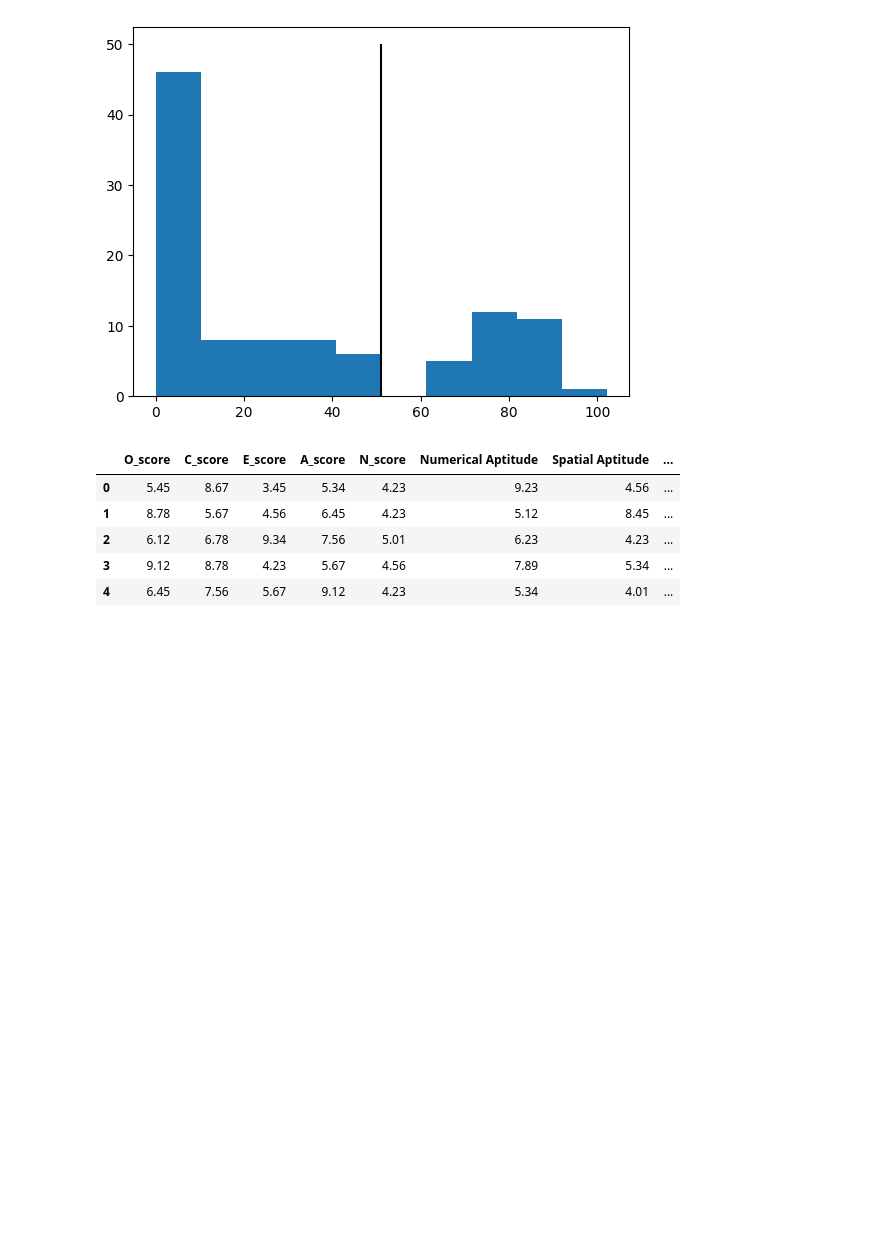
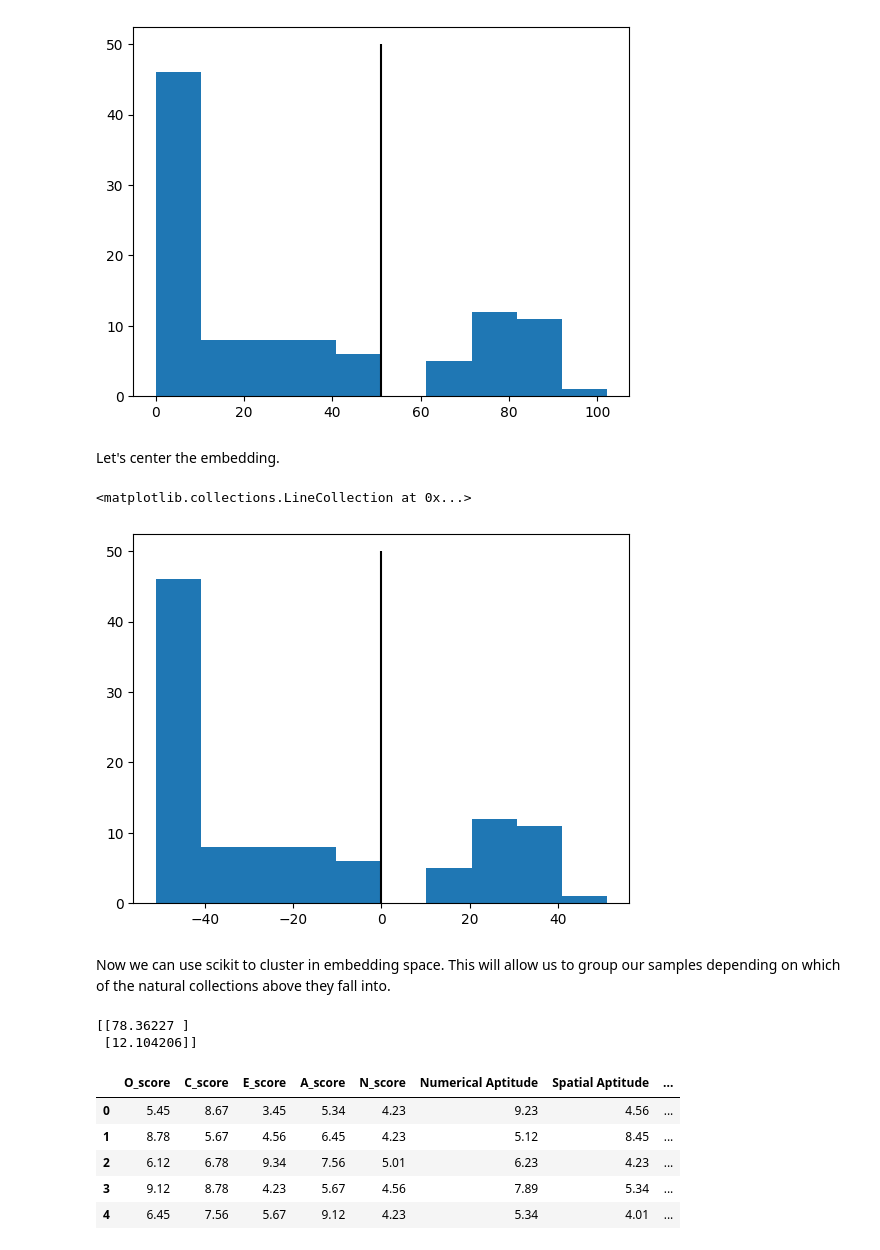
Before and after one commit to ruc-data-viz/2024-spring-class-10, a Jupyter notebook: notebooks/notebook_06_intro_to_pytorch.ipynb, the cells around one changed output. Drawn from its saved outputs; the diff is of its cells as text; code cells hidden in the pictures; blank space fills up the shorter version.

```diff
--- a/notebooks/notebook_06_intro_to_pytorch.ipynb
+++ b/notebooks/notebook_06_intro_to_pytorch.ipynb
@@ -354,6 +363,19 @@ plt.vlines(x=midpoint, ymin=0, ymax=50, color="k")
 # %% [output]
 <matplotlib.collections.LineCollection at 0x...>
 [figure]
+# %% [markdown]
+Let's center the embedding.
+# %%
+career_df["Embedding"] = career_df["Embedding"] - midpoint
+
+plt.figure()
+plt.hist(career_df["Embedding"])
+plt.vlines(x=0, ymin=0, ymax=50, color="k")
+# %% [output]
+<matplotlib.collections.LineCollection at 0x...>
+[figure, added]
+# %% [markdown]
+Now we can use scikit to cluster in embedding space. This will allow us to group our samples depending on which of the natural collections above they fall into.
 # %%
 from sklearn.cluster import KMeans
 
@@ -364,11 +386,16 @@ kmeans.fit(embeddings_array.reshape(-1, 1))
 # Get cluster centers and labels
 cluster_centers = kmeans.cluster_centers_
 labels = kmeans.labels_
+centroids = kmeans.cluster_centers_
+
+print(centroids)
 
 career_df["Cluster"] = labels
 
 career_df.head()
 # %% [output]
+[[78.36227 ]
+ [12.104206]]
 |  | O_score | C_score | E_score | A_score | N_score | Numerical Aptitude | Spatial Aptitude | ... |
 | 0 | 5.45 | 8.67 | 3.45 | 5.34 | 4.23 | 9.23 | 4.56 | ... |
 | 1 | 8.78 | 5.67 | 4.56 | 6.45 | 4.23 | 5.12 | 8.45 | ... |
```
Also changed, not shown: parts of 18 cells of this notebook.
